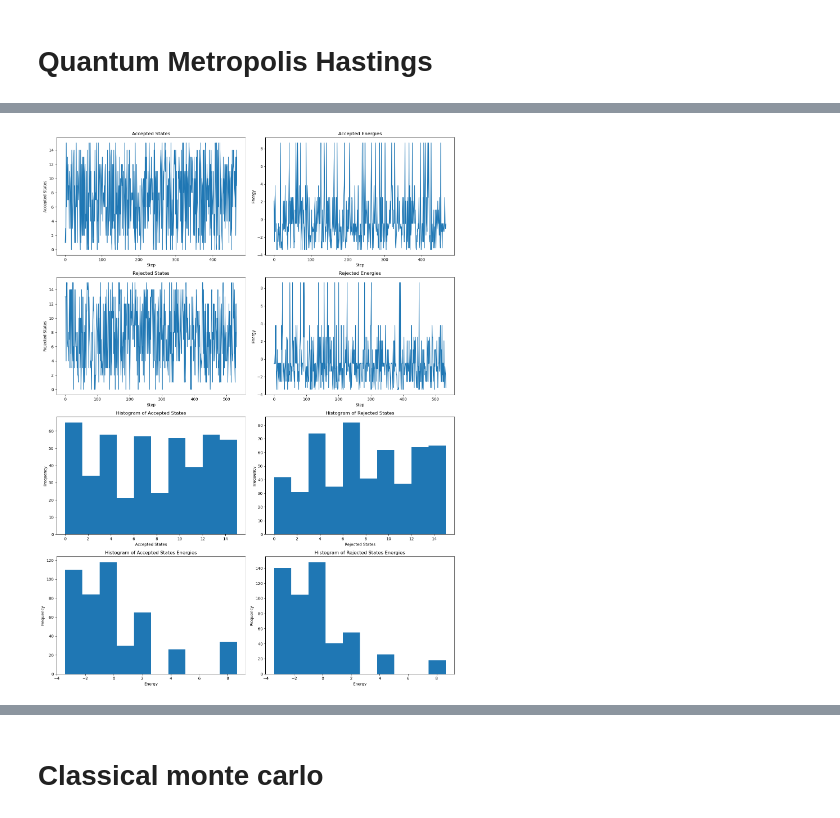
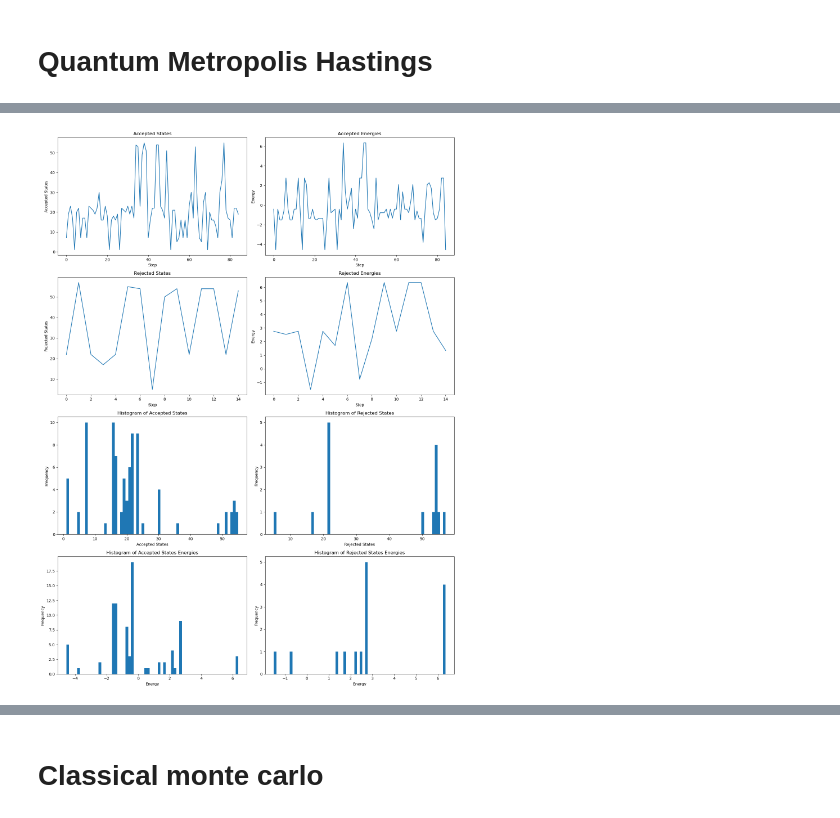
Before and after one commit to GeorgeWilliam1999/QuantumMonteCarlo, a Jupyter notebook: RandomWalksPennyLane.ipynb, the cells around one changed output, grey strips where cells are left out. Cells and saved outputs as stored; diff of their text form; code cells hidden in the pictures.

```diff
--- a/RandomWalksPennyLane.ipynb
+++ b/RandomWalksPennyLane.ipynb
@@ -287,0 +329,37 @@ accepted_states, rejected_states, accepted_energies, rejected_energies = quantum
+# %%
+
+num_steps = 100
+
+# Randomly initialize parameters for RX and RZ gates
+# a = np.random.rand(num_qubits)
+# b = np.random.rand(num_qubits)
+
+a = np.ones(num_qubits)*0.8
+b = np.ones(num_qubits)*0.8
+
+# Randomly initialize parameters for the interaction terms in the Hamiltonian
+theta = np.random.rand(num_qubits, num_qubits)
+
+# Initialize the initial state to be the ground state of the first qubit
+initial_state = np.zeros(num_qubits)
+initial_state[0] = 1
+
+# # Randomly initialize the coupling strengths for the Ising model
+# J = (np.random.rand(num_qubits, num_qubits) - 0.5)*2
+
+# Randomly initialize the magnetic field strengths for the Ising model
+h = np.random.normal(0, 1, num_qubits)
+
+J = np.zeros((num_qubits, num_qubits))
+for i in range(num_qubits):
+        J[i, (i+1) % num_qubits] = np.random.normal(0, 1)
+
+
+# Set the number of steps and the temperature for the Metropolis-Hastings algorithm
+R = 10
+# w = 2
+beta = 0.1
+
+
+H = get_ising_hamiltonian(J, h, num_qubits)
+accepted_states, rejected_states, accepted_energies, rejected_energies, accepted_energy_changes = quantum_metropolis_hastings(initial_state, num_steps, H, num_qubits, beta, R, a, b, theta)
@@ -296,35 +437,35 @@ axs[0, 0].plot(range(len(accepted_states_int)), accepted_states_int)
 axs[0, 0].set(xlabel='Step', ylabel='Accepted States', title='Accepted States')
 
 # Plot accepted energies
 axs[0, 1].plot(range(len(accepted_energies)), accepted_energies)
 axs[0, 1].set(xlabel='Step', ylabel='Energy', title='Accepted Energies')
 
 # Plot rejected states
 axs[1, 0].plot(range(len(rejected_states_int)), rejected_states_int)
 axs[1, 0].set(xlabel='Step', ylabel='Rejected States', title='Rejected States')
 
 # Plot rejected energies
 axs[1, 1].plot(range(len(rejected_states_int)), rejected_energies)
 axs[1, 1].set(xlabel='Step', ylabel='Energy', title='Rejected Energies')
 
 # Plot histogram of accepted states
-axs[2, 0].hist(accepted_states_int, bins=10)
+axs[2, 0].hist(accepted_states_int, bins=2**num_qubits)
 axs[2, 0].set(xlabel='Accepted States', ylabel='Frequency', title='Histogram of Accepted States')
 
 # Plot histogram of rejected states
-axs[2, 1].hist(rejected_states_int, bins=10)
+axs[2, 1].hist(rejected_states_int, bins=2**num_qubits)
 axs[2, 1].set(xlabel='Rejected States', ylabel='Frequency', title='Histogram of Rejected States')
 
 # Plot histogram of accepted states energies
-axs[3, 0].hist(accepted_energies, bins=10)
+axs[3, 0].hist(accepted_energies, bins=2**num_qubits)
 axs[3, 0].set(xlabel='Energy', ylabel='Frequency', title='Histogram of Accepted States Energies')
 
 # Plot histogram of rejected states energies
-axs[3, 1].hist(rejected_energies, bins=10)
+axs[3, 1].hist(rejected_energies, bins=2**num_qubits)
 axs[3, 1].set(xlabel='Energy', ylabel='Frequency', title='Histogram of Rejected States Energies')
 
 # Adjust the space between plots
 plt.tight_layout()
 plt.show()
 # %% [output]
-[figure, old version]
+[figure, new version]
```
Also changed, not shown: parts of 23 cells of this notebook.
